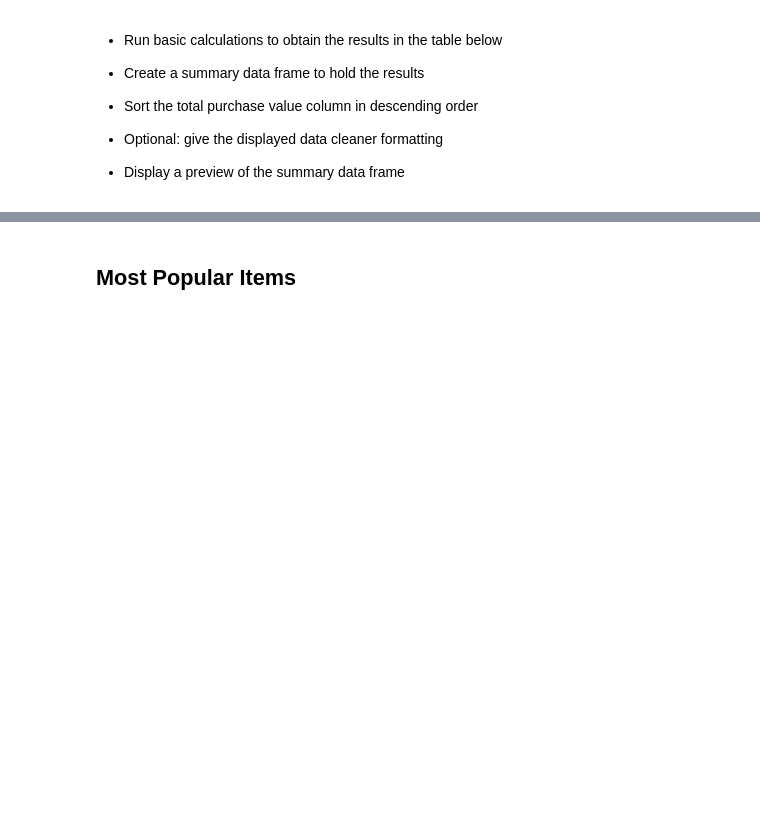
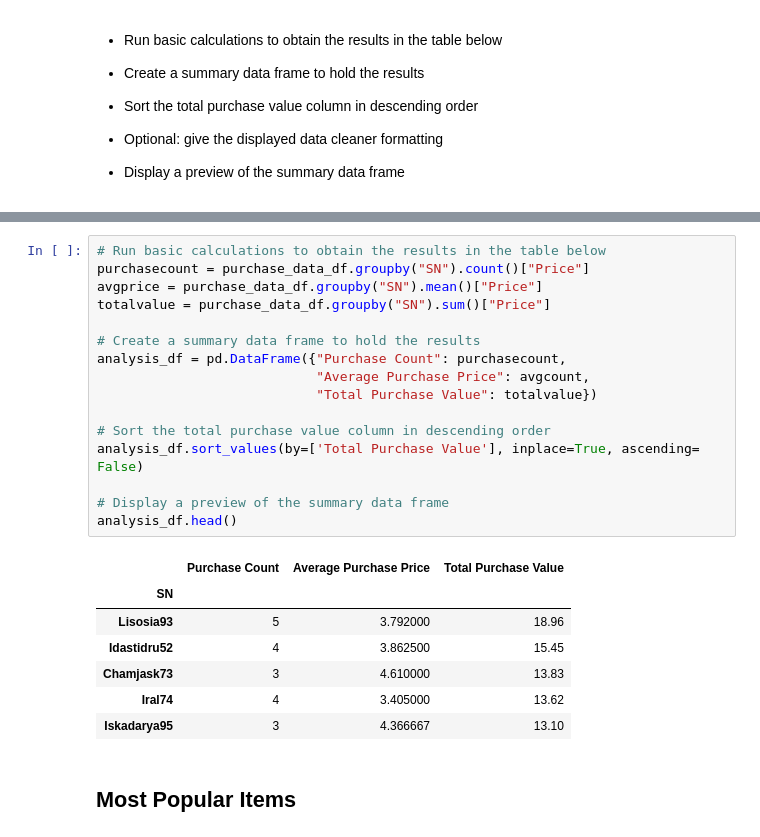
Before and after one commit to Grwat33/pandas-challenge, a Jupyter notebook: HeroesOfPymoli/HeroesOfPymoliAnalysis.ipynb, the cells around one changed output, grey strips where cells are left out. Drawn from its saved outputs; the diff is of its cells as text; blank space fills up the shorter version.

Commit message:
ed: HeroesOfPymoli/.ipynb_checkpoints/HeroesOfPymoliAnalysis-checkpoint.ipynb

```diff
--- a/HeroesOfPymoli/HeroesOfPymoliAnalysis.ipynb
+++ b/HeroesOfPymoli/HeroesOfPymoliAnalysis.ipynb
@@ -306,3 +304,27 @@ Purchasing Analysis (Age)¶
+# %%
+# Run basic calculations to obtain the results in the table below
+purchasecount = purchase_data_df.groupby("SN").count()["Price"]
+avgprice = purchase_data_df.groupby("SN").mean()["Price"]
+totalvalue = purchase_data_df.groupby("SN").sum()["Price"]
+
+# Create a summary data frame to hold the results
+analysis_df = pd.DataFrame({"Purchase Count": purchasecount,
+                            "Average Purchase Price": avgcount,
+                            "Total Purchase Value": totalvalue})
+
+# Sort the total purchase value column in descending order
+analysis_df.sort_values(by=['Total Purchase Value'], inplace=True, ascending= False)
+
+# Display a preview of the summary data frame
+analysis_df.head()
+# %% [output]
+|  | Purchase Count | Average Purchase Price | Total Purchase Value |
+| SN |  |  |  |
+| Lisosia93 | 5 | 3.792000 | 18.96 |
+| Idastidru52 | 4 | 3.862500 | 15.45 |
+| Chamjask73 | 3 | 4.610000 | 13.83 |
+| Iral74 | 4 | 3.405000 | 13.62 |
+| Iskadarya95 | 3 | 4.366667 | 13.10 |
 # %% [markdown]
 ## Most Popular Items
 # %% [markdown]
```
Also changed, not shown: parts of 7 cells of this notebook.
